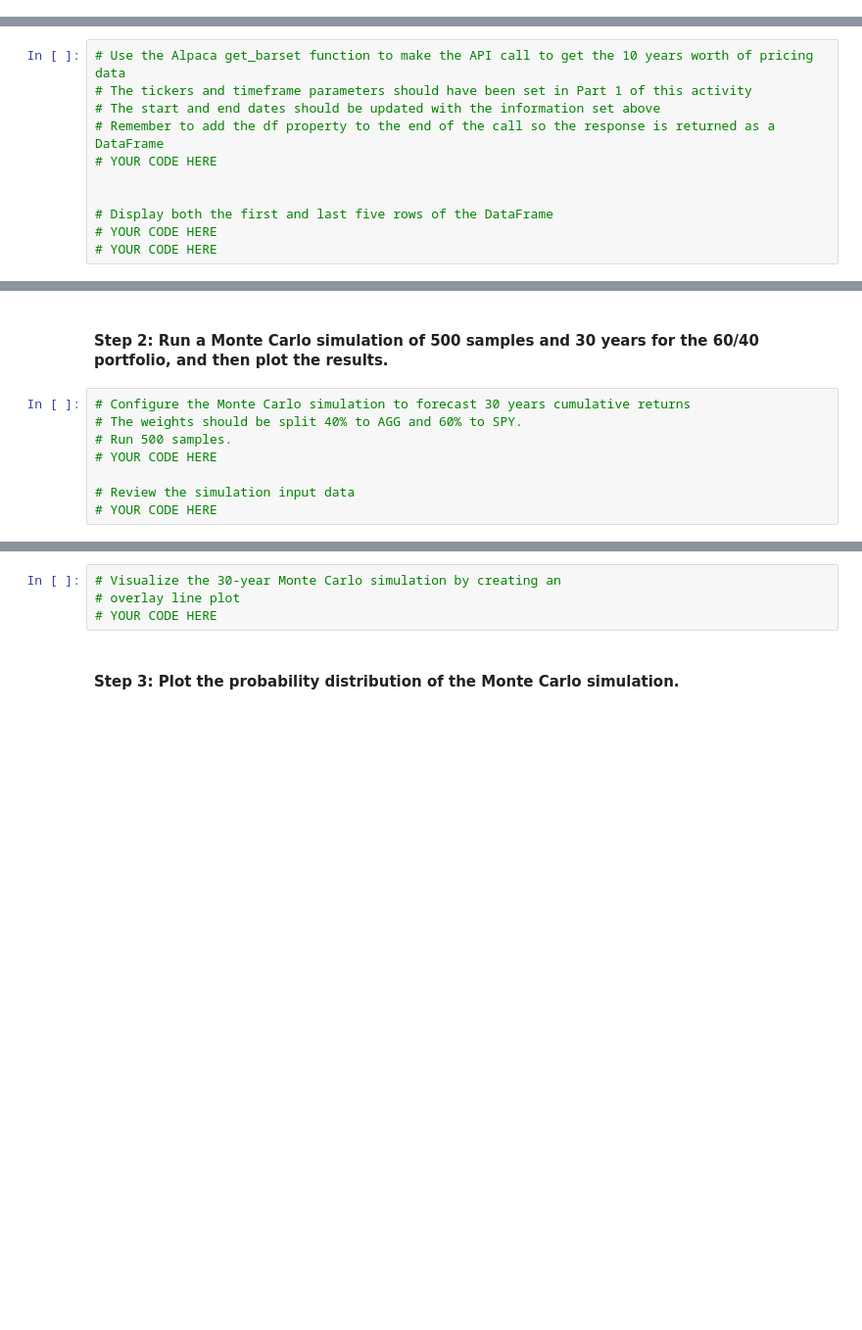
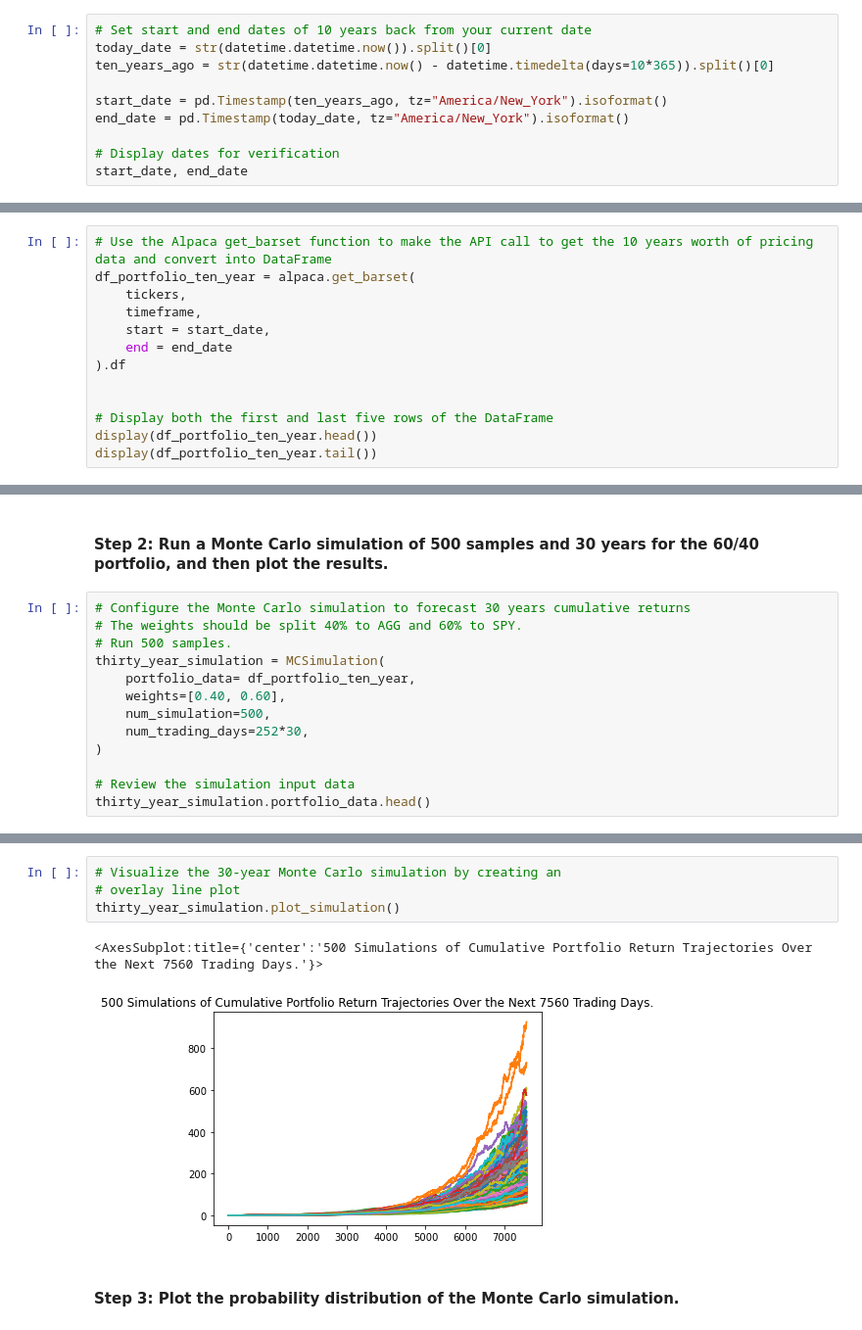
Before and after one commit to AbsurdSophist/Module_5_Challenge, a Jupyter notebook: Starter_Code/financial_planning_tools.ipynb, the cells around one changed output, grey strips where cells are left out. Shown: that part at 98% size. Drawn from its saved outputs; the diff is of its cells as text; blank space fills up the shorter version.

Commit message:
Ran MC simulations and generated summary statistics. Updated comments. Created summary in README file to explain process/results.

```diff
--- a/Starter_Code/financial_planning_tools.ipynb
+++ b/Starter_Code/financial_planning_tools.ipynb
@@ -420,0 +400,10 @@ In this section, you’ll use the MCForecastTools library to create a Monte Carl
+# %%
+# Set start and end dates of 10 years back from your current date
+today_date = str(datetime.datetime.now()).split()[0]
+ten_years_ago = str(datetime.datetime.now() - datetime.timedelta(days=10*365)).split()[0]
+
+start_date = pd.Timestamp(ten_years_ago, tz="America/New_York").isoformat()
+end_date = pd.Timestamp(today_date, tz="America/New_York").isoformat()
+
+# Display dates for verification
+start_date, end_date
@@ -421,11 +412,13 @@ In this section, you’ll use the MCForecastTools library to create a Monte Carl
 # %%
-# Use the Alpaca get_barset function to make the API call to get the 10 years worth of pricing data
-# The tickers and timeframe parameters should have been set in Part 1 of this activity
-# The start and end dates should be updated with the information set above
-# Remember to add the df property to the end of the call so the response is returned as a DataFrame
-# YOUR CODE HERE
+# Use the Alpaca get_barset function to make the API call to get the 10 years worth of pricing data and convert into DataFrame
+df_portfolio_ten_year = alpaca.get_barset(
+    tickers,
+    timeframe,
+    start = start_date,
+    end = end_date
+).df
 
 
 # Display both the first and last five rows of the DataFrame
-# YOUR CODE HERE
-# YOUR CODE HERE
+display(df_portfolio_ten_year.head())
+display(df_portfolio_ten_year.tail())
@@ -435,7 +445,12 @@ In this section, you’ll use the MCForecastTools library to create a Monte Carl
 # Configure the Monte Carlo simulation to forecast 30 years cumulative returns
 # The weights should be split 40% to AGG and 60% to SPY.
 # Run 500 samples.
-# YOUR CODE HERE
+thirty_year_simulation = MCSimulation(
+    portfolio_data= df_portfolio_ten_year,
+    weights=[0.40, 0.60],
+    num_simulation=500,
+    num_trading_days=252*30,
+)
 
 # Review the simulation input data
-# YOUR CODE HERE
+thirty_year_simulation.portfolio_data.head()
@@ -445,7 +500,10 @@ In this section, you’ll use the MCForecastTools library to create a Monte Carl
 # %%
 # Visualize the 30-year Monte Carlo simulation by creating an
 # overlay line plot
-# YOUR CODE HERE
+thirty_year_simulation.plot_simulation()
+# %% [output]
+<AxesSubplot:title={'center':'500 Simulations of Cumulative Portfolio Return Trajectories Over the Next 7560 Trading Days.'}>
+[figure, added]
 # %% [markdown]
 #### Step 3: Plot the probability distribution of the Monte Carlo simulation.
 # %%
```
Also changed, not shown: parts of 39 cells of this notebook, 1 other file.
